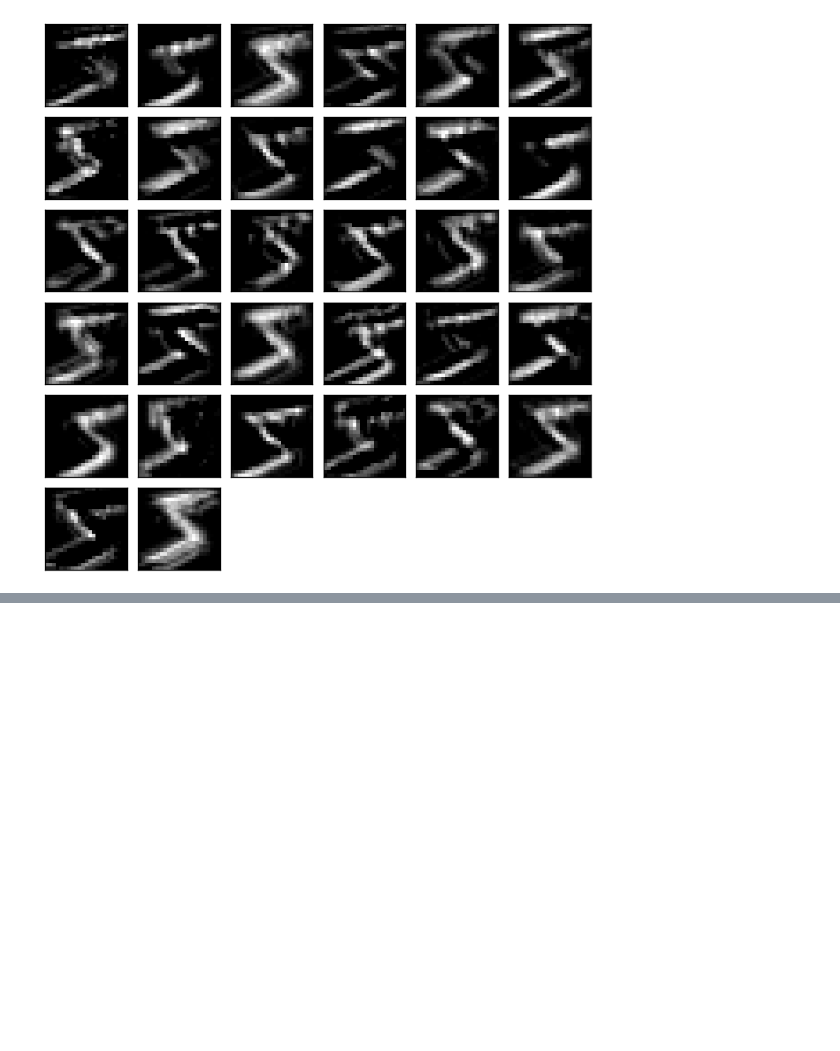
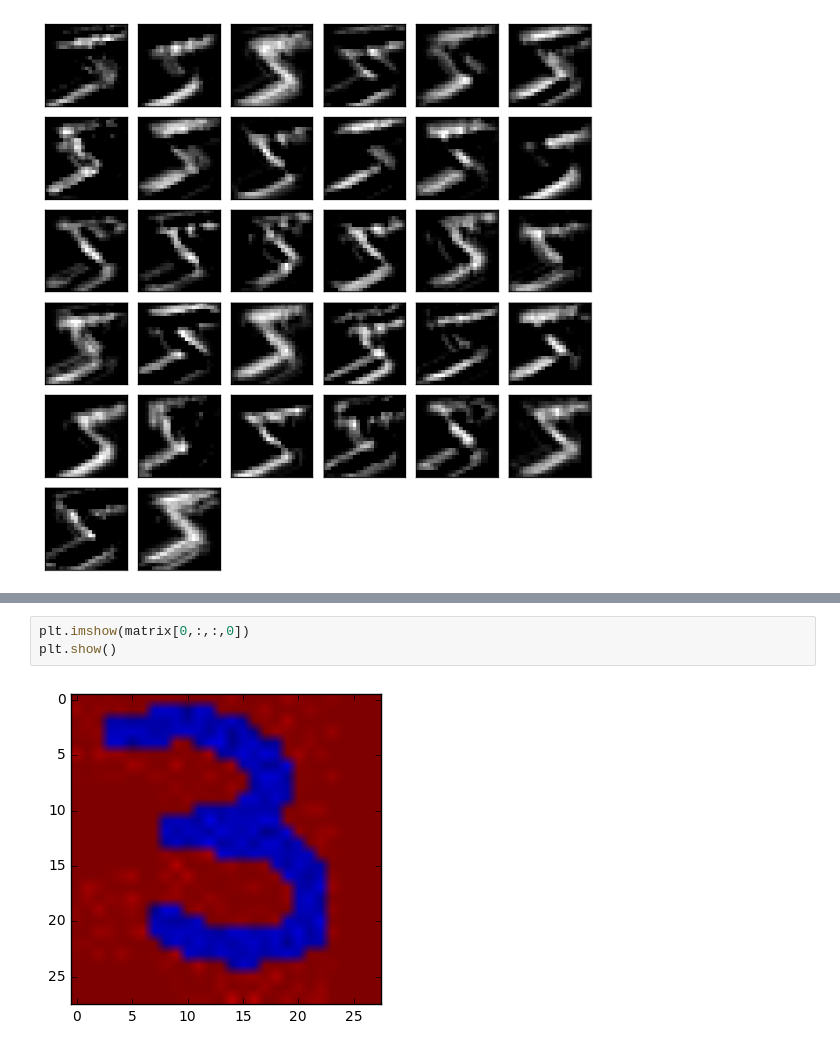
Before and after one commit to wandersoncferreira/PSI5886_ConvNets, a Jupyter notebook: Visualizar camadas intermediarias.ipynb, the cells around one changed output, grey strips where cells are left out. Cells and saved outputs as stored; diff of their text form; blank space fills up the shorter version.

```diff
--- a/Visualizar camadas intermediarias.ipynb
+++ b/Visualizar camadas intermediarias.ipynb
@@ -56,0 +96,5 @@ plt.show()
+# %%
+plt.imshow(matrix[0,:,:,0])
+plt.show()
+# %% [output]
+[figure, added]
```
Also changed, not shown: parts of 7 cells of this notebook, 23 other files.
